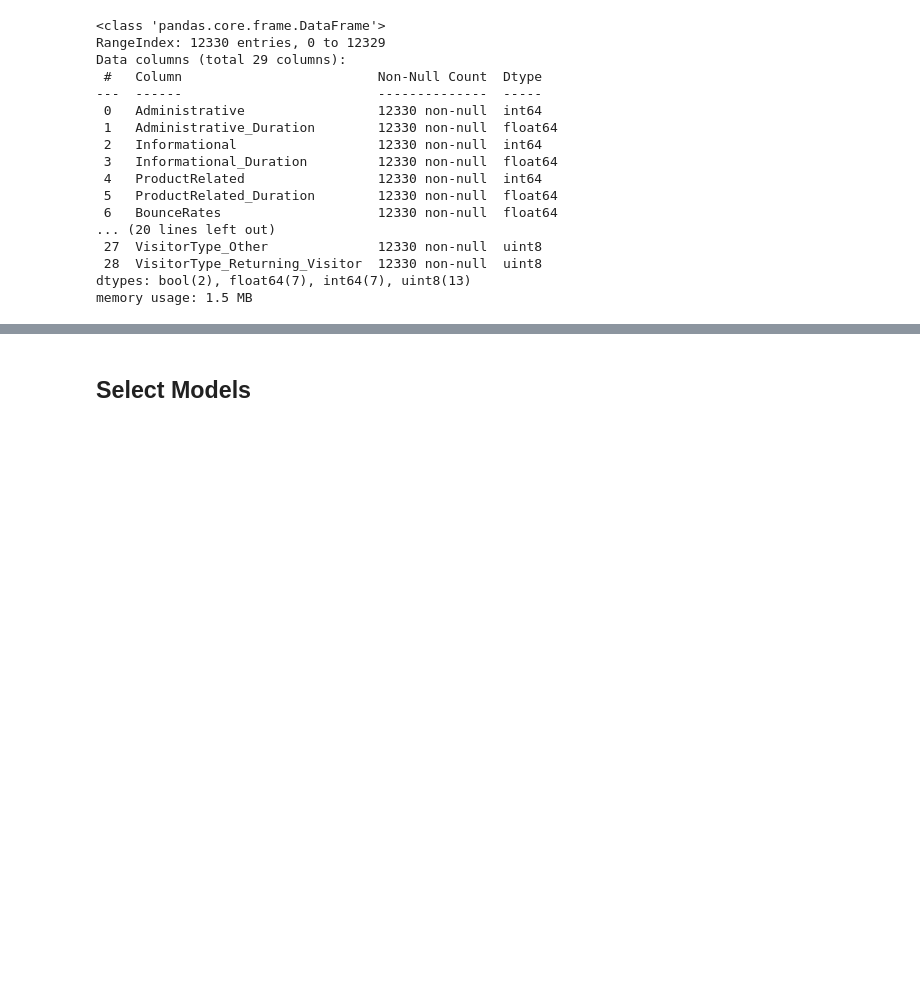
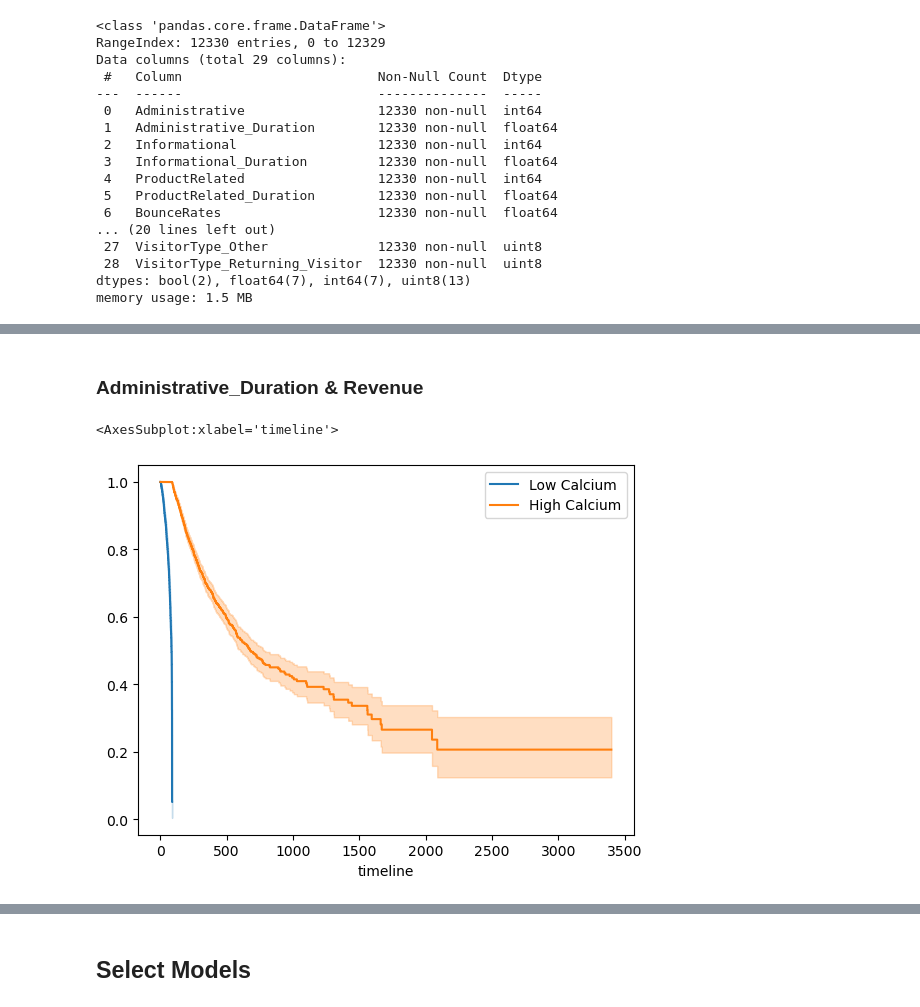
Before and after one commit to YuxinJin0626/OnlineShoppingIntention, a Jupyter notebook: project_1.ipynb, the cells around one changed output, grey strips where cells are left out. Cells and saved outputs as stored; diff of their text form; code cells hidden in the pictures; blank space fills up the shorter version.

```diff
--- a/project_1.ipynb
+++ b/project_1.ipynb
@@ -141,0 +163,4 @@ For this dataset, time variables could be the time users spent from the first lo
+# %%
+#Make the variable of Revenue into int
+df['Revenue'] = df['Revenue'].map(lambda x: 0 if x == False else 1)
+df
@@ -141,0 +181,28 @@ For this dataset, time variables could be the time users spent from the first lo
+# %% [markdown]
+### Administrative_Duration & Revenue
+# %%
+df_AD = df[df["Administrative_Duration"]!=0]
+# %%
+# Split into two groups based on median calcium level
+median_calc = df_AD["Administrative_Duration"].median()
+low_calc = df_AD[df_AD["Administrative_Duration"] < median_calc]
+high_calc = df_AD[df_AD["Administrative_Duration"] >= median_calc]
+# %%
+# Create a Kaplan-Meier survival curve using the "lifelines" package
+import lifelines
+from lifelines import KaplanMeierFitter
+
+# create a Kaplan-Meier estimator
+kmf_low = KaplanMeierFitter()
+kmf_high = KaplanMeierFitter()
+
+## Fit the data into the model
+kmf_low.fit(low_calc.Administrative_Duration, low_calc.Revenue,label='Low Calcium')
+kmf_high.fit(high_calc.Administrative_Duration, high_calc.Revenue, label="High Calcium")
+
+# Plot Kaplan-Meier curves for low and high calcium groups
+kmf_low.plot()
+kmf_high.plot()
+# %% [output]
+<AxesSubplot:xlabel='timeline'>
+[figure, added]
```
Also changed, not shown: parts of 27 cells of this notebook.
